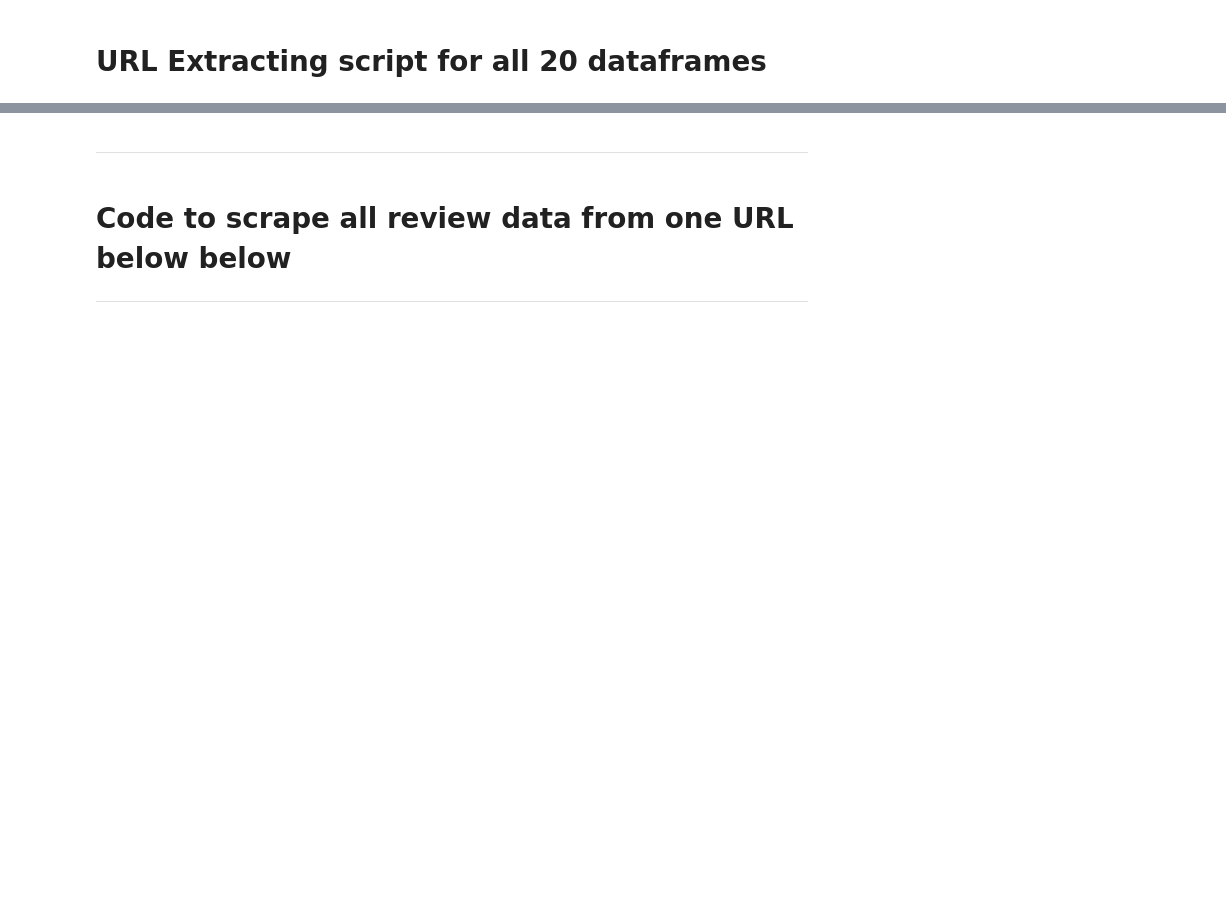
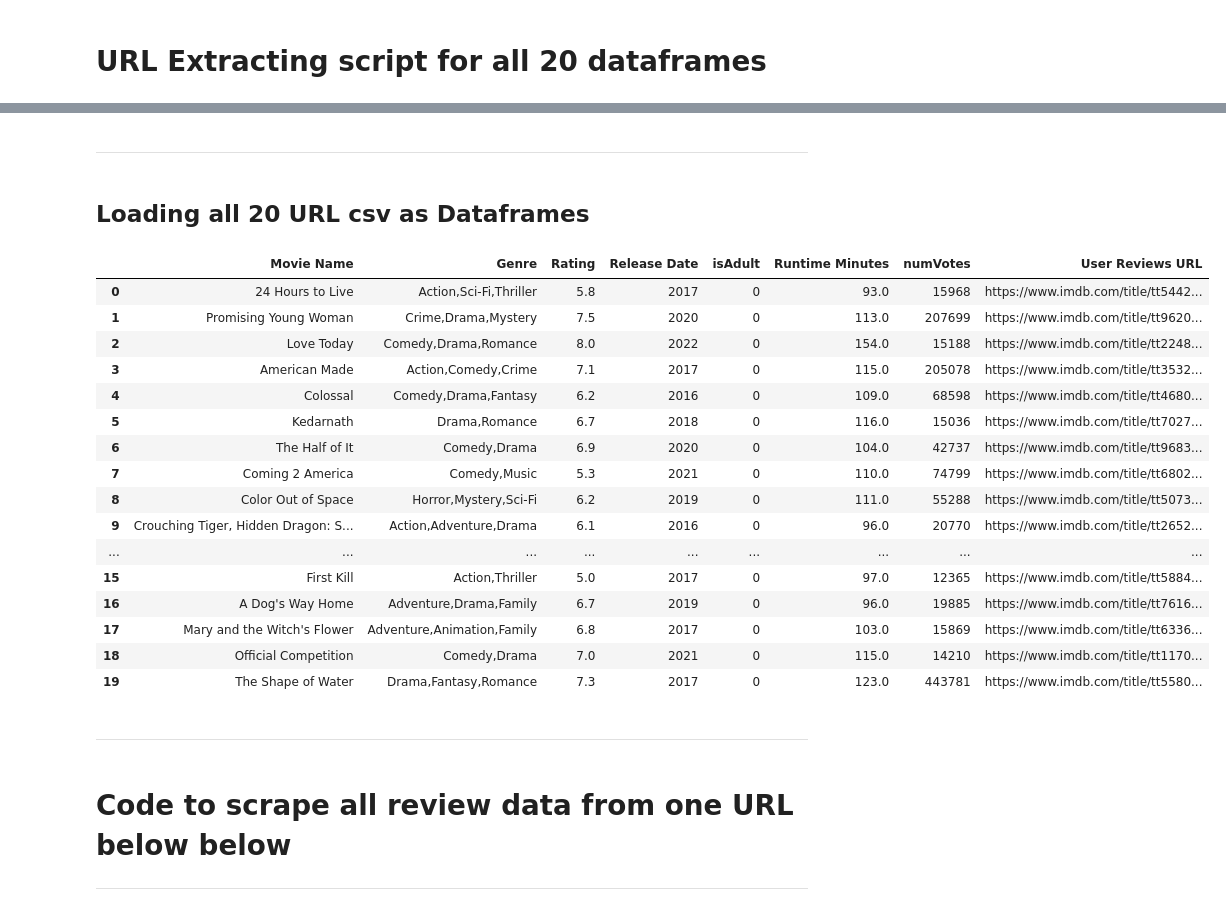
Before and after one commit to shreyashguptas/IMDb_movie_review_sentiment_analysis, a Jupyter notebook: IMDb_webscrapping_script.ipynb, the cells around one changed output, grey strips where cells are left out. Drawn from its saved outputs; the diff is of its cells as text; code cells hidden in the pictures; blank space fills up the shorter version.

Commit message:
url df imported individually for all data to be scrapped

```diff
--- a/IMDb_webscrapping_script.ipynb
+++ b/IMDb_webscrapping_script.ipynb
@@ -402,3 +423,70 @@ driver.quit()
+# %% [markdown]
+-----
+# %% [markdown]
+## Loading all 20 URL csv as Dataframes
+# %%
+# load all 20 csv from the location '/Users/shreyashgupta/Library/CloudStorage/OneDrive-UniversityofArkansas/MSEA/2nd Semester - MSEA/ECON 5823 - ECONOMIC ANALYTICS II/Project Code file/IMDb_movie_review_sentiment_analysis/20_movies_datasets_with_URL' as individual dataframes with the same name as their file name but without the .csv extension
+
+# Define the directory where the CSV files are located
+directory = '/Users/shreyashgupta/Library/CloudStorage/OneDrive-UniversityofArkansas/MSEA/2nd Semester - MSEA/ECON 5823 - ECONOMIC ANALYTICS II/Project Code file/IMDb_movie_review_sentiment_analysis/20_movies_datasets_with_URL'
+
+# Initialize an empty dictionary to store the dataframes
+dataframes = {}
+
+# Loop through all the files in the directory
+for filename in os.listdir(directory):
+    if filename.endswith('.csv'):
+        # Construct the full file path
+        file_path = os.path.join(directory, filename)
+        # Read the CSV file into a DataFrame
+        df = pd.read_csv(file_path)
+        # Remove the '.csv' extension and use the filename as the dictionary key
+        dataframe_name = filename.replace('.csv', '')
+        # Store the DataFrame in the dictionary
+        dataframes[dataframe_name] = df
+# %%
+# Defining all dataframes as variables
+
+imdb_movies_df_1_url = dataframes['imdb_movies_df_1_url']
+imdb_movies_df_2_url = dataframes['imdb_movies_df_2_url']
+imdb_movies_df_3_url = dataframes['imdb_movies_df_3_url']
+imdb_movies_df_4_url = dataframes['imdb_movies_df_4_url']
+imdb_movies_df_5_url = dataframes['imdb_movies_df_5_url']
+imdb_movies_df_6_url = dataframes['imdb_movies_df_6_url']
+imdb_movies_df_7_url = dataframes['imdb_movies_df_7_url']
+imdb_movies_df_8_url = dataframes['imdb_movies_df_8_url']
+imdb_movies_df_9_url = dataframes['imdb_movies_df_9_url']
+imdb_movies_df_10_url = dataframes['imdb_movies_df_10_url']
+imdb_movies_df_11_url = dataframes['imdb_movies_df_11_url']
+imdb_movies_df_12_url = dataframes['imdb_movies_df_12_url']
+imdb_movies_df_13_url = dataframes['imdb_movies_df_13_url']
+imdb_movies_df_14_url = dataframes['imdb_movies_df_14_url']
+imdb_movies_df_15_url = dataframes['imdb_movies_df_15_url']
+imdb_movies_df_16_url = dataframes['imdb_movies_df_16_url']
+imdb_movies_df_17_url = dataframes['imdb_movies_df_17_url']
+imdb_movies_df_18_url = dataframes['imdb_movies_df_18_url']
+imdb_movies_df_19_url = dataframes['imdb_movies_df_19_url']
+imdb_movies_df_20_url = dataframes['imdb_movies_df_20_url']
+# %%
+imdb_movies_df_18_url.head(20)
+# %% [output]
+|  | Movie Name | Genre | Rating | Release Date | isAdult | Runtime Minutes | numVotes | User Reviews URL |
+| 0 | 24 Hours to Live | Action,Sci-Fi,Thriller | 5.8 | 2017 | 0 | 93.0 | 15968 | https://www.imdb.com/title/tt5442... |
+| 1 | Promising Young Woman | Crime,Drama,Mystery | 7.5 | 2020 | 0 | 113.0 | 207699 | https://www.imdb.com/title/tt9620... |
+| 2 | Love Today | Comedy,Drama,Romance | 8.0 | 2022 | 0 | 154.0 | 15188 | https://www.imdb.com/title/tt2248... |
+| 3 | American Made | Action,Comedy,Crime | 7.1 | 2017 | 0 | 115.0 | 205078 | https://www.imdb.com/title/tt3532... |
+| 4 | Colossal | Comedy,Drama,Fantasy | 6.2 | 2016 | 0 | 109.0 | 68598 | https://www.imdb.com/title/tt4680... |
+| 5 | Kedarnath | Drama,Romance | 6.7 | 2018 | 0 | 116.0 | 15036 | https://www.imdb.com/title/tt7027... |
+| 6 | The Half of It | Comedy,Drama | 6.9 | 2020 | 0 | 104.0 | 42737 | https://www.imdb.com/title/tt9683... |
+| 7 | Coming 2 America | Comedy,Music | 5.3 | 2021 | 0 | 110.0 | 74799 | https://www.imdb.com/title/tt6802... |
+| 8 | Color Out of Space | Horror,Mystery,Sci-Fi | 6.2 | 2019 | 0 | 111.0 | 55288 | https://www.imdb.com/title/tt5073... |
+| 9 | Crouching Tiger, Hidden Dragon: S... | Action,Adventure,Drama | 6.1 | 2016 | 0 | 96.0 | 20770 | https://www.imdb.com/title/tt2652... |
+| ... | ... | ... | ... | ... | ... | ... | ... | ... |
+| 15 | First Kill | Action,Thriller | 5.0 | 2017 | 0 | 97.0 | 12365 | https://www.imdb.com/title/tt5884... |
+| 16 | A Dog's Way Home | Adventure,Drama,Family | 6.7 | 2019 | 0 | 96.0 | 19885 | https://www.imdb.com/title/tt7616... |
+| 17 | Mary and the Witch's Flower | Adventure,Animation,Family | 6.8 | 2017 | 0 | 103.0 | 15869 | https://www.imdb.com/title/tt6336... |
+| 18 | Official Competition | Comedy,Drama | 7.0 | 2021 | 0 | 115.0 | 14210 | https://www.imdb.com/title/tt1170... |
+| 19 | The Shape of Water | Drama,Fantasy,Romance | 7.3 | 2017 | 0 | 123.0 | 443781 | https://www.imdb.com/title/tt5580... |
 # %% [markdown]
 ----
 # %% [markdown]
```
Also changed, not shown: parts of 14 cells of this notebook, 2 other files.
